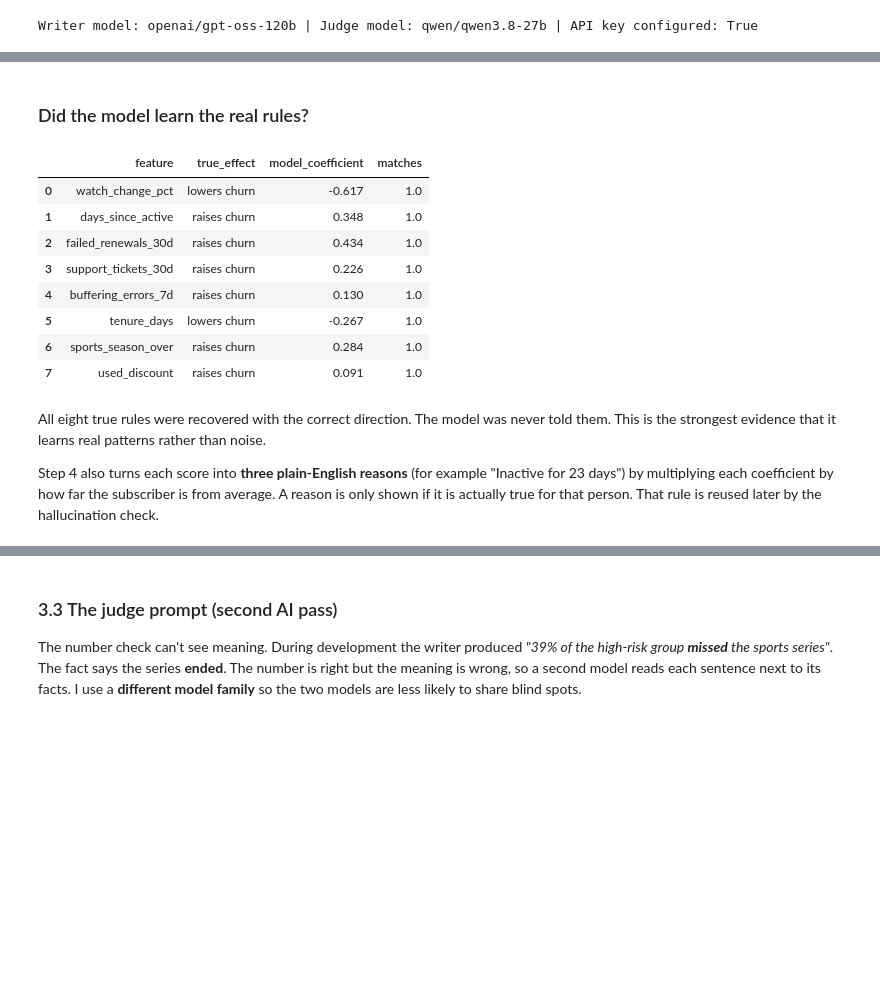
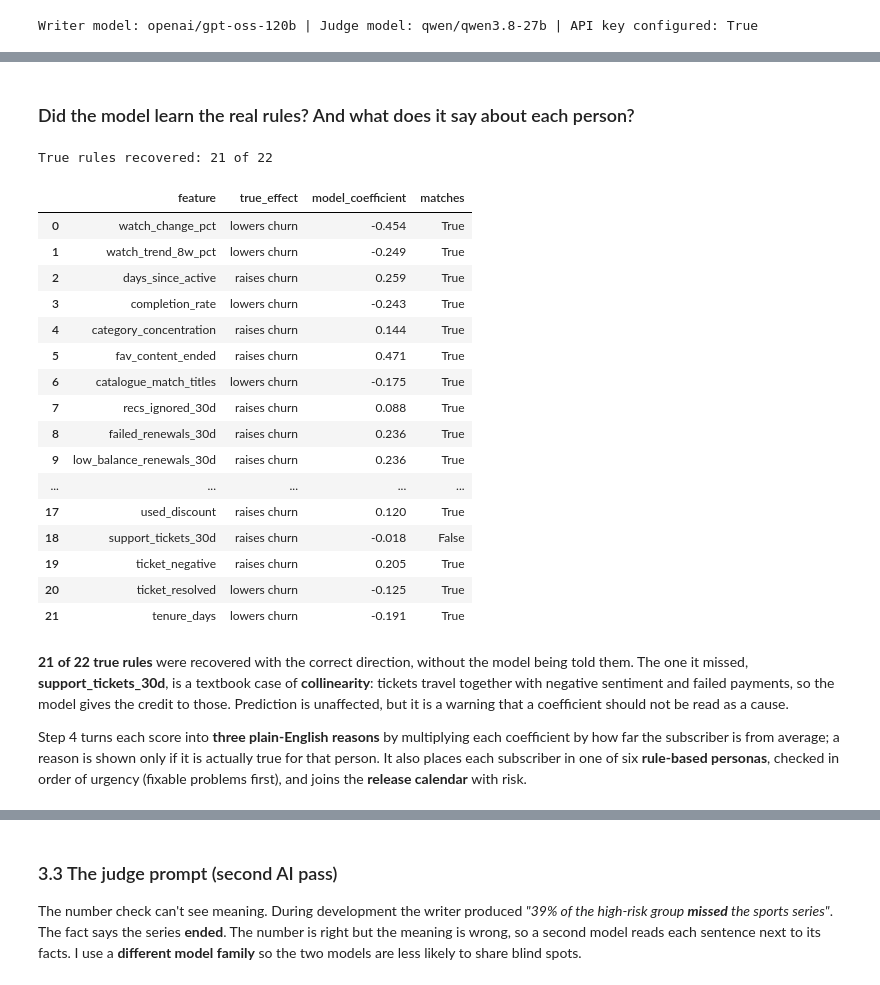
Before and after one commit to Sadankhan7731/churn-radar, a Jupyter notebook: Churn_Radar_Notebook.ipynb, the cells around one changed output, grey strips where cells are left out. Saved outputs shown, nothing was run; the diff lists cells and outputs as text; code cells hidden in the pictures; blank space fills up the shorter version.

```diff
--- a/Churn_Radar_Notebook.ipynb
+++ b/Churn_Radar_Notebook.ipynb
@@ -20,10 +20,10 @@ This notebook is the working record of Phase 2. It builds **Use Case A** from my
 # %%
 import json, sys, time, warnings, runpy, io, contextlib
 import pandas as pd, numpy as np
-import matplotlib.pyplot as plt
 from IPython.display import Image, display, Markdown
 warnings.filterwarnings("ignore")
 pd.set_option("display.max_colwidth", 120)
+pd.set_option("display.max_columns", 50)
 sys.path.insert(0, "api")
 import _note_engine as engine
 print("Writer model:", engine.MODEL, "| Judge model:", engine.JUDGE_MODEL,
@@ -132,23 +170,34 @@ display(Image("outputs/calibration.png", width=480))
 # %% [markdown]
-### Did the model learn the real rules?
+### Did the model learn the real rules? And what does it say about each person?
 # %%
 with contextlib.redirect_stdout(io.StringIO()) as out:
     runpy.run_path("src/step4_explain_and_segment.py", run_name="__main__")
 d = json.load(open("public/data/dashboard.json"))
-pd.DataFrame(d["rule_check"])
+rc = pd.DataFrame(d["rule_check"])
+print(f"True rules recovered: {rc.matches.sum()} of {len(rc)}")
+rc
 # %% [output]
+True rules recovered: 21 of 22
 |  | feature | true_effect | model_coefficient | matches |
-| 0 | watch_change_pct | lowers churn | -0.617 | 1.0 |
-| 1 | days_since_active | raises churn | 0.348 | 1.0 |
-| 2 | failed_renewals_30d | raises churn | 0.434 | 1.0 |
-| 3 | support_tickets_30d | raises churn | 0.226 | 1.0 |
-| 4 | buffering_errors_7d | raises churn | 0.130 | 1.0 |
-| 5 | tenure_days | lowers churn | -0.267 | 1.0 |
-| 6 | sports_season_over | raises churn | 0.284 | 1.0 |
-| 7 | used_discount | raises churn | 0.091 | 1.0 |
+| 0 | watch_change_pct | lowers churn | -0.454 | True |
+| 1 | watch_trend_8w_pct | lowers churn | -0.249 | True |
+| 2 | days_since_active | raises churn | 0.259 | True |
+| 3 | completion_rate | lowers churn | -0.243 | True |
+| 4 | category_concentration | raises churn | 0.144 | True |
+| 5 | fav_content_ended | raises churn | 0.471 | True |
+| 6 | catalogue_match_titles | lowers churn | -0.175 | True |
+| 7 | recs_ignored_30d | raises churn | 0.088 | True |
+| 8 | failed_renewals_30d | raises churn | 0.236 | True |
+| 9 | low_balance_renewals_30d | raises churn | 0.236 | True |
+| ... | ... | ... | ... | ... |
+| 17 | used_discount | raises churn | 0.120 | True |
+| 18 | support_tickets_30d | raises churn | -0.018 | False |
+| 19 | ticket_negative | raises churn | 0.205 | True |
+| 20 | ticket_resolved | lowers churn | -0.125 | True |
+| 21 | tenure_days | lowers churn | -0.191 | True |
 # %% [markdown]
-All eight true rules were recovered with the correct direction. The model was never told them. This is the strongest evidence that it learns real patterns rather than noise.
+**21 of 22 true rules** were recovered with the correct direction, without the model being told them. The one it missed, **support_tickets_30d**, is a textbook case of **collinearity**: tickets travel together with negative sentiment and failed payments, so the model gives the credit to those. Prediction is unaffected, but it is a warning that a coefficient should not be read as a cause.
 
-Step 4 also turns each score into **three plain-English reasons** (for example "Inactive for 23 days") by multiplying each coefficient by how far the subscriber is from average. A reason is only shown if it is actually true for that person. That rule is reused later by the hallucination check.
+Step 4 turns each score into **three plain-English reasons** by multiplying each coefficient by how far the subscriber is from average; a reason is shown only if it is actually true for that person. It also places each subscriber in one of six **rule-based personas**, checked in order of urgency (fixable problems first), and joins the **release calendar** with risk.
 # %%
 w = d["watchlist"][0]
```
Also changed, not shown: parts of 29 cells of this notebook, 23 other files.
